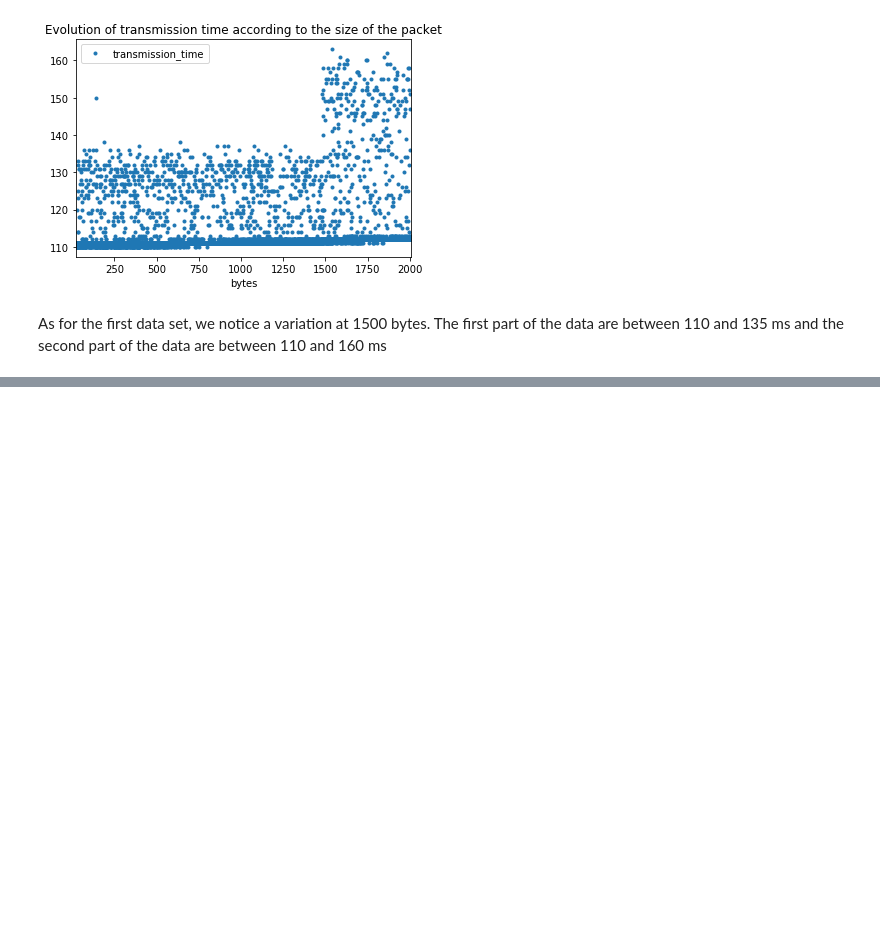
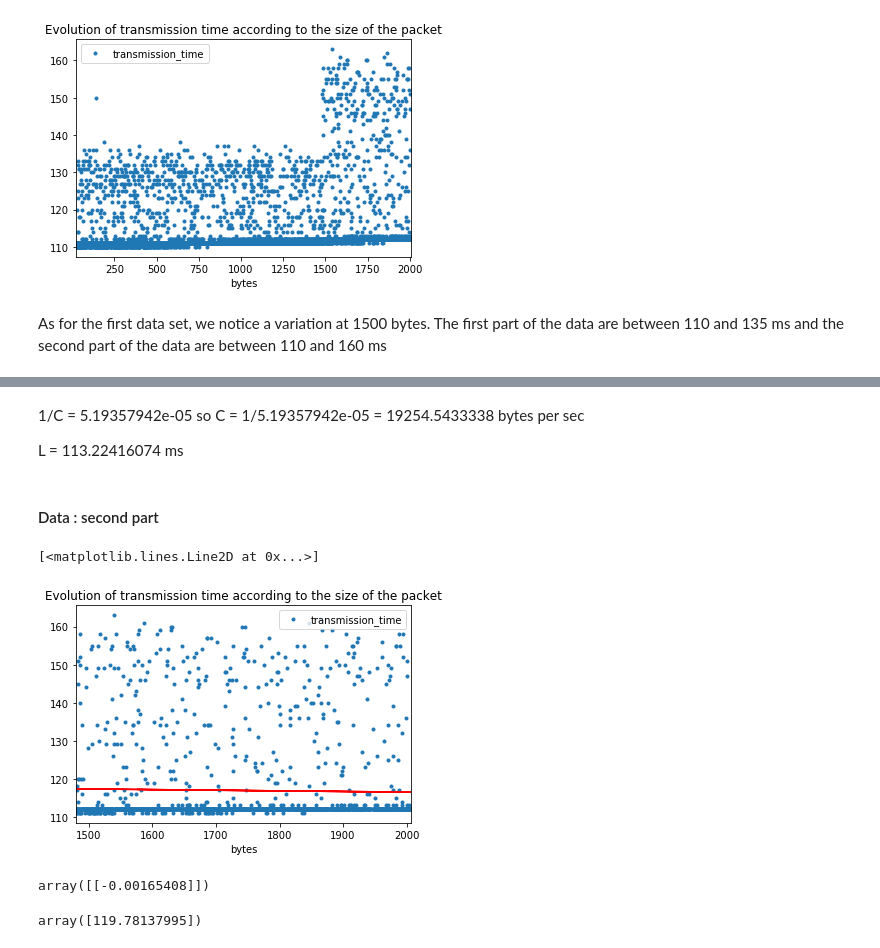
Before and after one commit to MarieBadaroux/Recherche_Reproductible, a Jupyter notebook: Recherche_reproductible_ping.ipynb, the cells around one changed output, grey strips where cells are left out. Cells and saved outputs as stored; diff of their text form; code cells hidden in the pictures; blank space fills up the shorter version.

```diff
--- a/Recherche_reproductible_ping.ipynb
+++ b/Recherche_reproductible_ping.ipynb
@@ -399,0 +437,23 @@ As for the first data set, we notice a variation at 1500 bytes. The first part o
+# %% [markdown]
+1/C = 5.19357942e-05 so C = 1/5.19357942e-05 = 19254.5433338 bytes per sec
+
+L = 113.22416074 ms
+# %% [markdown]
+#### Data : second part
+# %%
+linear_regressor2 = LinearRegression()
+linear_regressor2.fit(data_bis_2['bytes'].values.reshape(-1, 1), data_bis_2['transmission_time'].values.reshape(-1, 1))
+Y_pred = linear_regressor2.predict(data_bis_2['bytes'].values.reshape(-1, 1))
+data_bis_2.plot(x='bytes', y='transmission_time', title="Evolution of transmission time according to the size of the packet", style='.')
+plt.plot(data_bis_2['bytes'].values.reshape(-1, 1), Y_pred, color='red')
+# %% [output]
+[<matplotlib.lines.Line2D at 0x...>]
+[figure, added]
+# %%
+linear_regressor2.coef_
+# %% [output]
+array([[-0.00165408]])
+# %%
+linear_regressor2.intercept_
+# %% [output]
+array([119.78137995])
```
Also changed, not shown: parts of 16 cells of this notebook.
